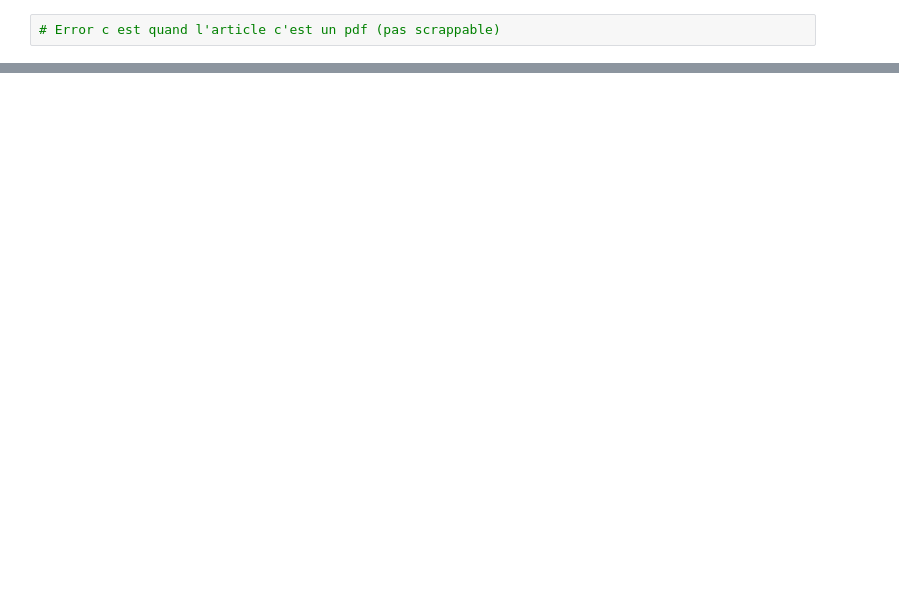
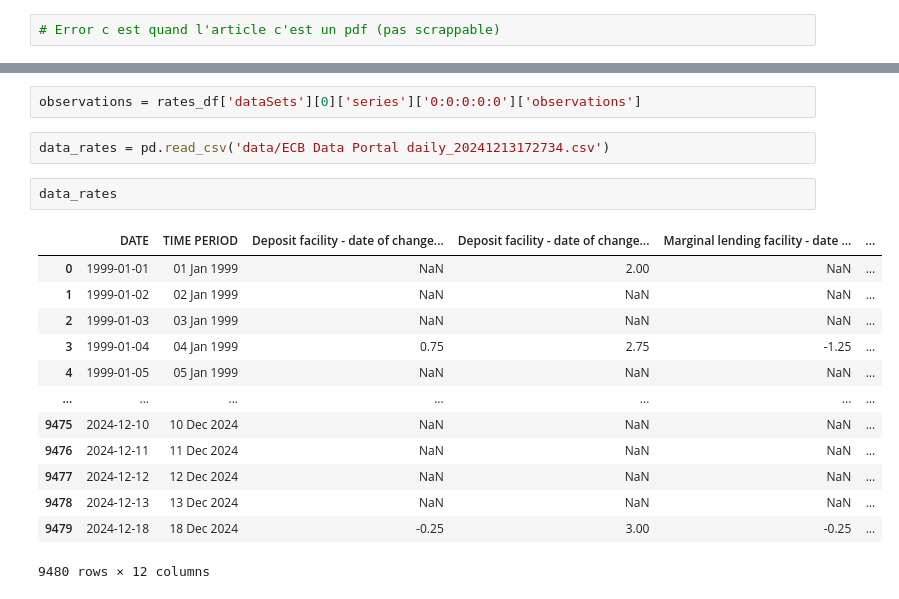
Before and after one commit to QMoayedpour/ML_fin_project, a Jupyter notebook: test.ipynb, the cells around one changed output, grey strips where cells are left out. Cells and saved outputs as stored; diff of their text form; blank space fills up the shorter version.

```diff
--- a/test.ipynb
+++ b/test.ipynb
@@ -35,0 +98,20 @@ Taille de l'article (nombre de caractères):
+# %%
+observations = rates_df['dataSets'][0]['series']['0:0:0:0:0']['observations']
+# %%
+data_rates = pd.read_csv('data/ECB Data Portal daily_20241213172734.csv')
+# %%
+data_rates
+# %% [output]
+|  | DATE | TIME PERIOD | Deposit facility - date of change... | Deposit facility - date of change... | Marginal lending facility - date ... | ... |
+| 0 | 1999-01-01 | 01 Jan 1999 | NaN | 2.00 | NaN | ... |
+| 1 | 1999-01-02 | 02 Jan 1999 | NaN | NaN | NaN | ... |
+| 2 | 1999-01-03 | 03 Jan 1999 | NaN | NaN | NaN | ... |
+| 3 | 1999-01-04 | 04 Jan 1999 | 0.75 | 2.75 | -1.25 | ... |
+| 4 | 1999-01-05 | 05 Jan 1999 | NaN | NaN | NaN | ... |
+| ... | ... | ... | ... | ... | ... | ... |
+| 9475 | 2024-12-10 | 10 Dec 2024 | NaN | NaN | NaN | ... |
+| 9476 | 2024-12-11 | 11 Dec 2024 | NaN | NaN | NaN | ... |
+| 9477 | 2024-12-12 | 12 Dec 2024 | NaN | NaN | NaN | ... |
+| 9478 | 2024-12-13 | 13 Dec 2024 | NaN | NaN | NaN | ... |
+| 9479 | 2024-12-18 | 18 Dec 2024 | -0.25 | 3.00 | -0.25 | ... |
+9480 rows × 12 columns
```
Also changed, not shown: parts of 11 cells of this notebook, 6 other files.
